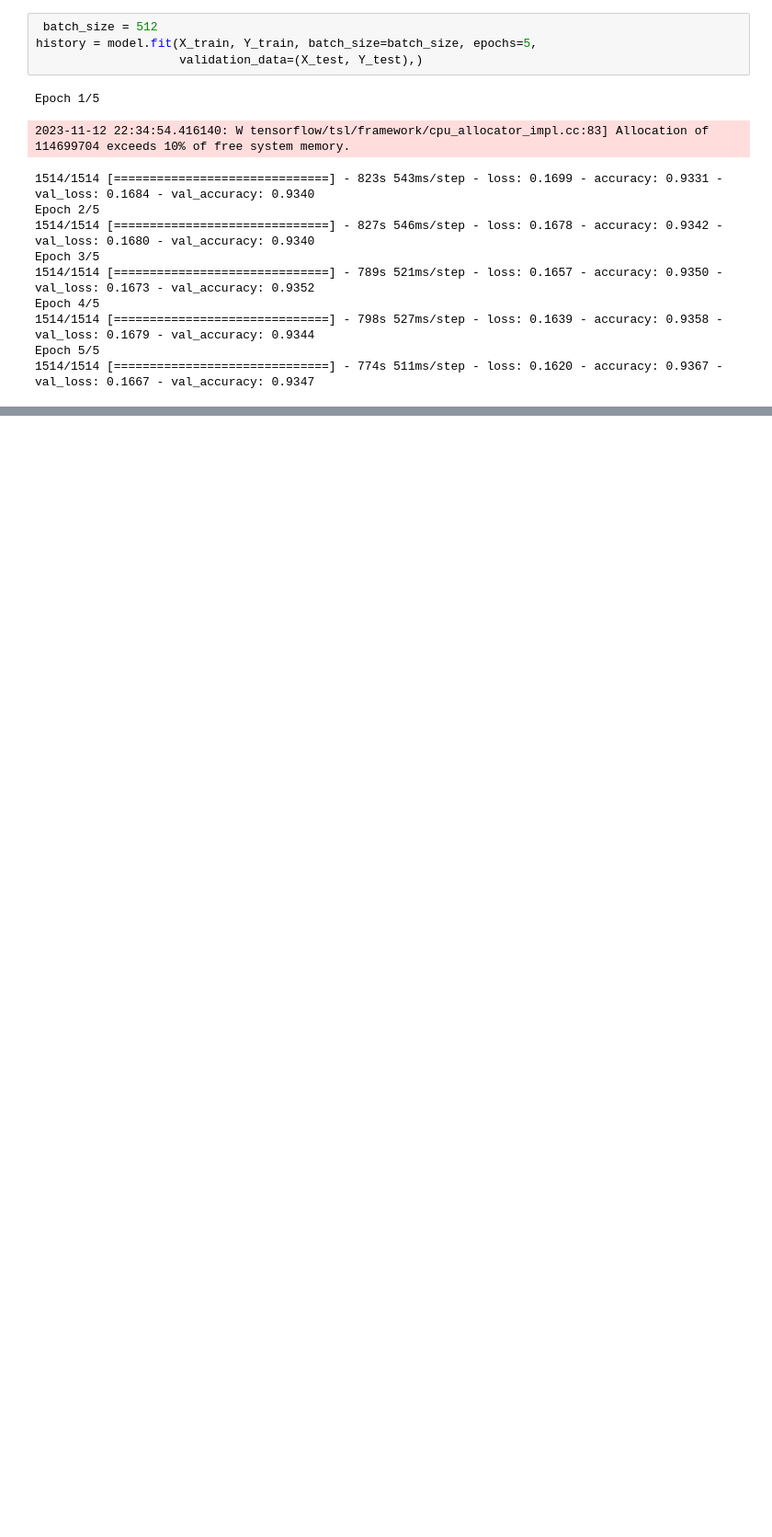
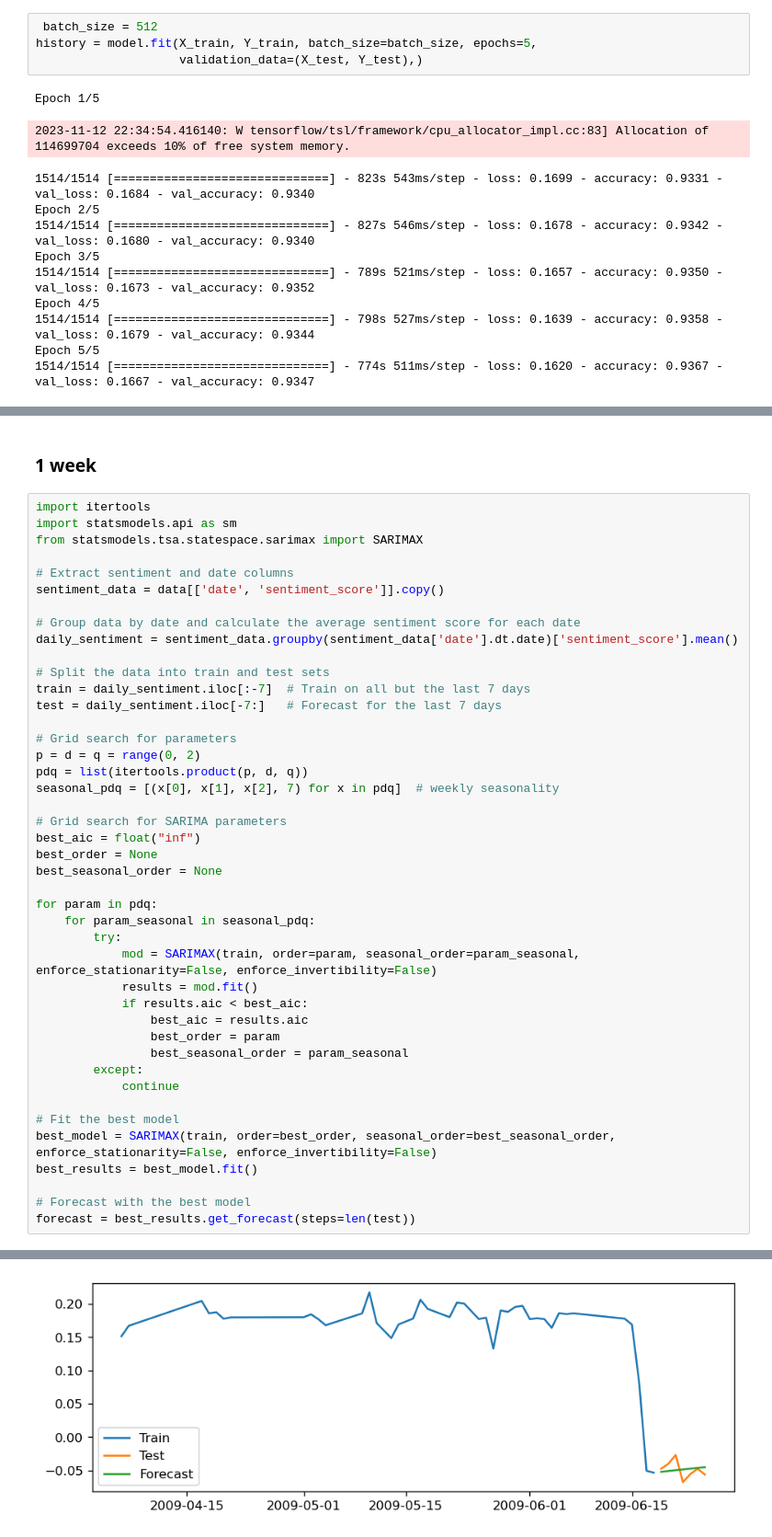
Before and after one commit to aytenkermencct/CA2_TweetAnalysis, a Jupyter notebook: TweetAnalysis.ipynb, the cells around one changed output, grey strips where cells are left out. Shown at 92% size. Cells and saved outputs as stored; diff of their text form; blank space fills up the shorter version.

Commit message:
sarima

```diff
--- a/TweetAnalysis.ipynb
+++ b/TweetAnalysis.ipynb
@@ -1047,0 +1213,46 @@ Warnings:
+# %% [markdown]
+### 1 week
+# %%
+import itertools
+import statsmodels.api as sm
+from statsmodels.tsa.statespace.sarimax import SARIMAX
+
+# Extract sentiment and date columns
+sentiment_data = data[['date', 'sentiment_score']].copy()
+
+# Group data by date and calculate the average sentiment score for each date
+daily_sentiment = sentiment_data.groupby(sentiment_data['date'].dt.date)['sentiment_score'].mean()
+
+# Split the data into train and test sets
+train = daily_sentiment.iloc[:-7]  # Train on all but the last 7 days
+test = daily_sentiment.iloc[-7:]   # Forecast for the last 7 days
+
+# Grid search for parameters
+p = d = q = range(0, 2)
+pdq = list(itertools.product(p, d, q))
+seasonal_pdq = [(x[0], x[1], x[2], 7) for x in pdq]  # weekly seasonality
+
+# Grid search for SARIMA parameters
+best_aic = float("inf")
+best_order = None
+best_seasonal_order = None
+
+for param in pdq:
+    for param_seasonal in seasonal_pdq:
+        try:
+            mod = SARIMAX(train, order=param, seasonal_order=param_seasonal, enforce_stationarity=False, enforce_invertibility=False)
+            results = mod.fit()
+            if results.aic < best_aic:
+                best_aic = results.aic
+                best_order = param
+                best_seasonal_order = param_seasonal
+        except:
+            continue
+
+# Fit the best model
+best_model = SARIMAX(train, order=best_order, seasonal_order=best_seasonal_order, enforce_stationarity=False, enforce_invertibility=False)
+best_results = best_model.fit()
+
+# Forecast with the best model
+forecast = best_results.get_forecast(steps=len(test))
+# %% [output]
@@ -1047,0 +1276 @@ Warnings:
+[figure, added]
```
Also changed, not shown: parts of 57 cells of this notebook.
